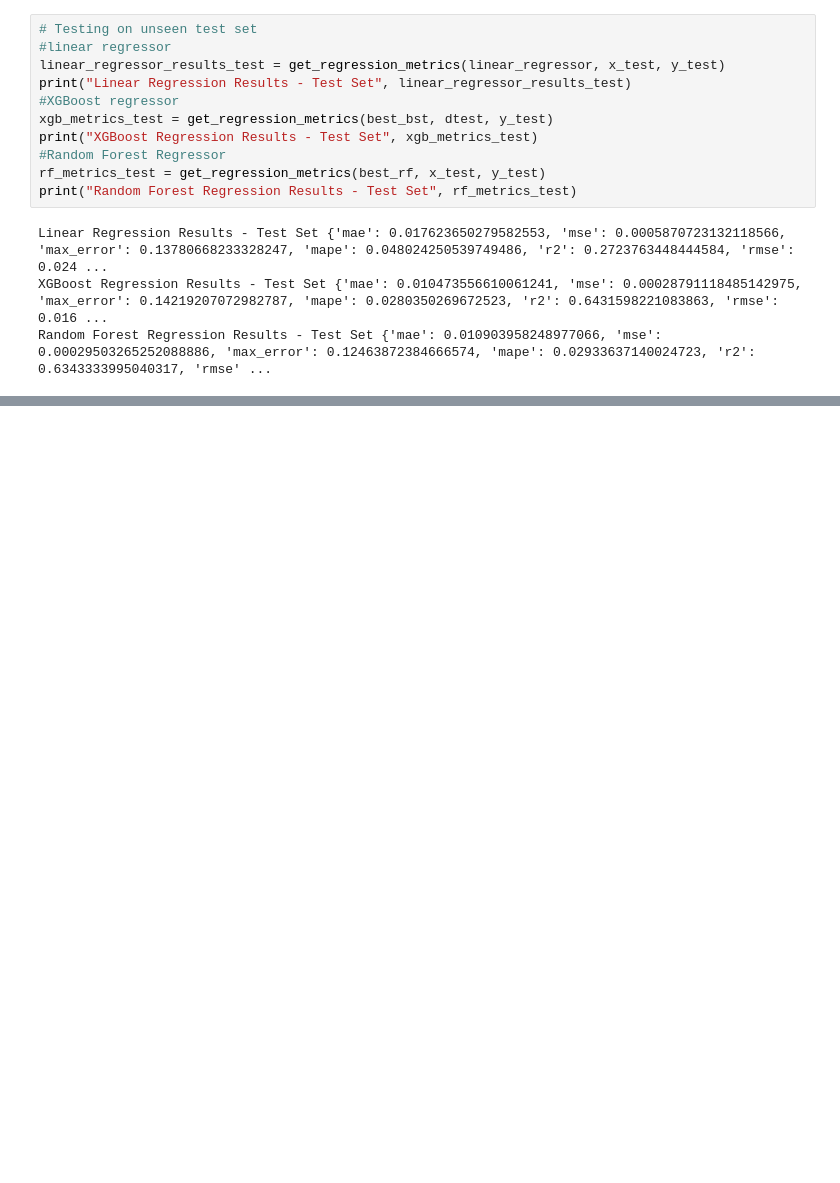
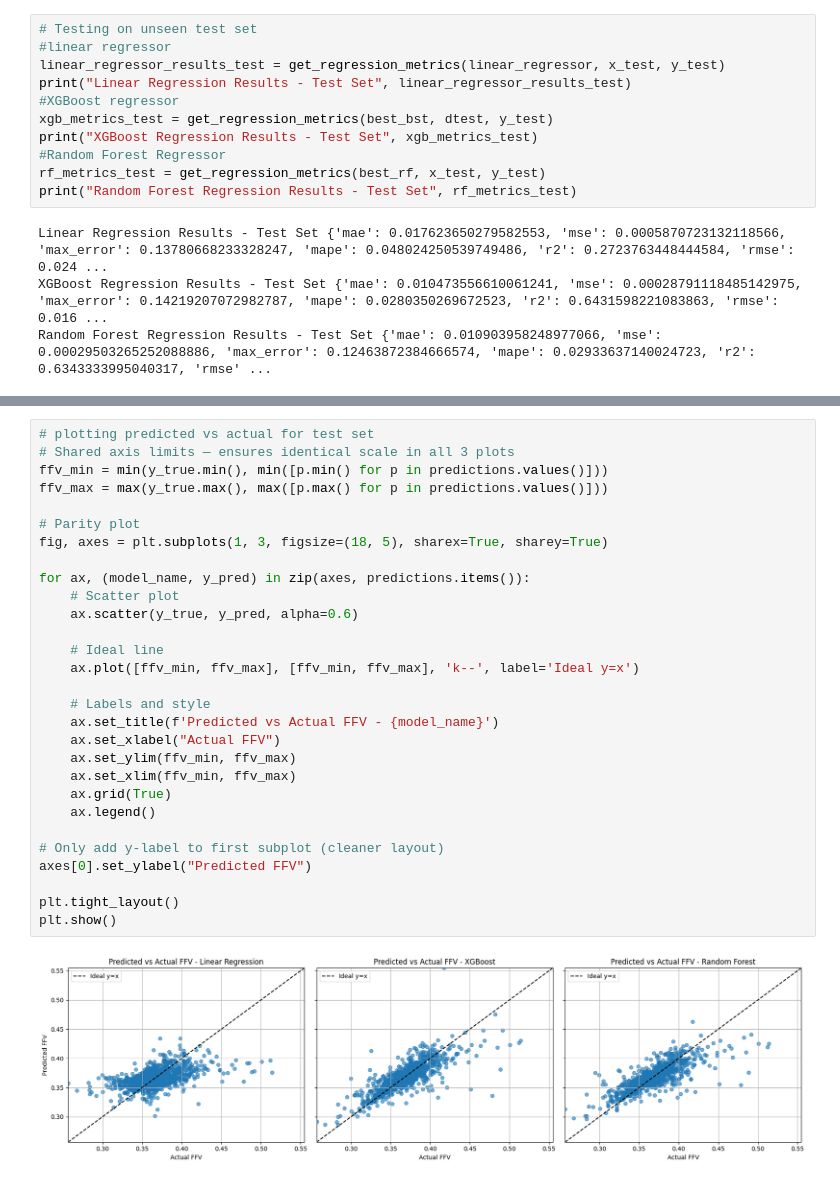
Before and after one commit to GjotoGjoto/1147_new, a Jupyter notebook: neurips_pd-1.ipynb, the cells around one changed output, grey strips where cells are left out. Cells and saved outputs as stored; diff of their text form; blank space fills up the shorter version.

```diff
--- a/neurips_pd-1.ipynb
+++ b/neurips_pd-1.ipynb
@@ -815,0 +812,31 @@ Random Forest Regression Results - Test Set {'mae': 0.010903958248977066, 'mse':
+# %%
+# plotting predicted vs actual for test set
+# Shared axis limits — ensures identical scale in all 3 plots
+ffv_min = min(y_true.min(), min([p.min() for p in predictions.values()]))
+ffv_max = max(y_true.max(), max([p.max() for p in predictions.values()]))
+
+# Parity plot
+fig, axes = plt.subplots(1, 3, figsize=(18, 5), sharex=True, sharey=True)
+
+for ax, (model_name, y_pred) in zip(axes, predictions.items()):
+    # Scatter plot
+    ax.scatter(y_true, y_pred, alpha=0.6)
+
+    # Ideal line
+    ax.plot([ffv_min, ffv_max], [ffv_min, ffv_max], 'k--', label='Ideal y=x')
+
+    # Labels and style
+    ax.set_title(f'Predicted vs Actual FFV - {model_name}')
+    ax.set_xlabel("Actual FFV")
+    ax.set_ylim(ffv_min, ffv_max)
+    ax.set_xlim(ffv_min, ffv_max)
+    ax.grid(True)
+    ax.legend()
+
+# Only add y-label to first subplot (cleaner layout)
+axes[0].set_ylabel("Predicted FFV")
+
+plt.tight_layout()
+plt.show()
+# %% [output]
+[figure, added]
```
Also changed, not shown: parts of 7 cells of this notebook, 1 other file.
